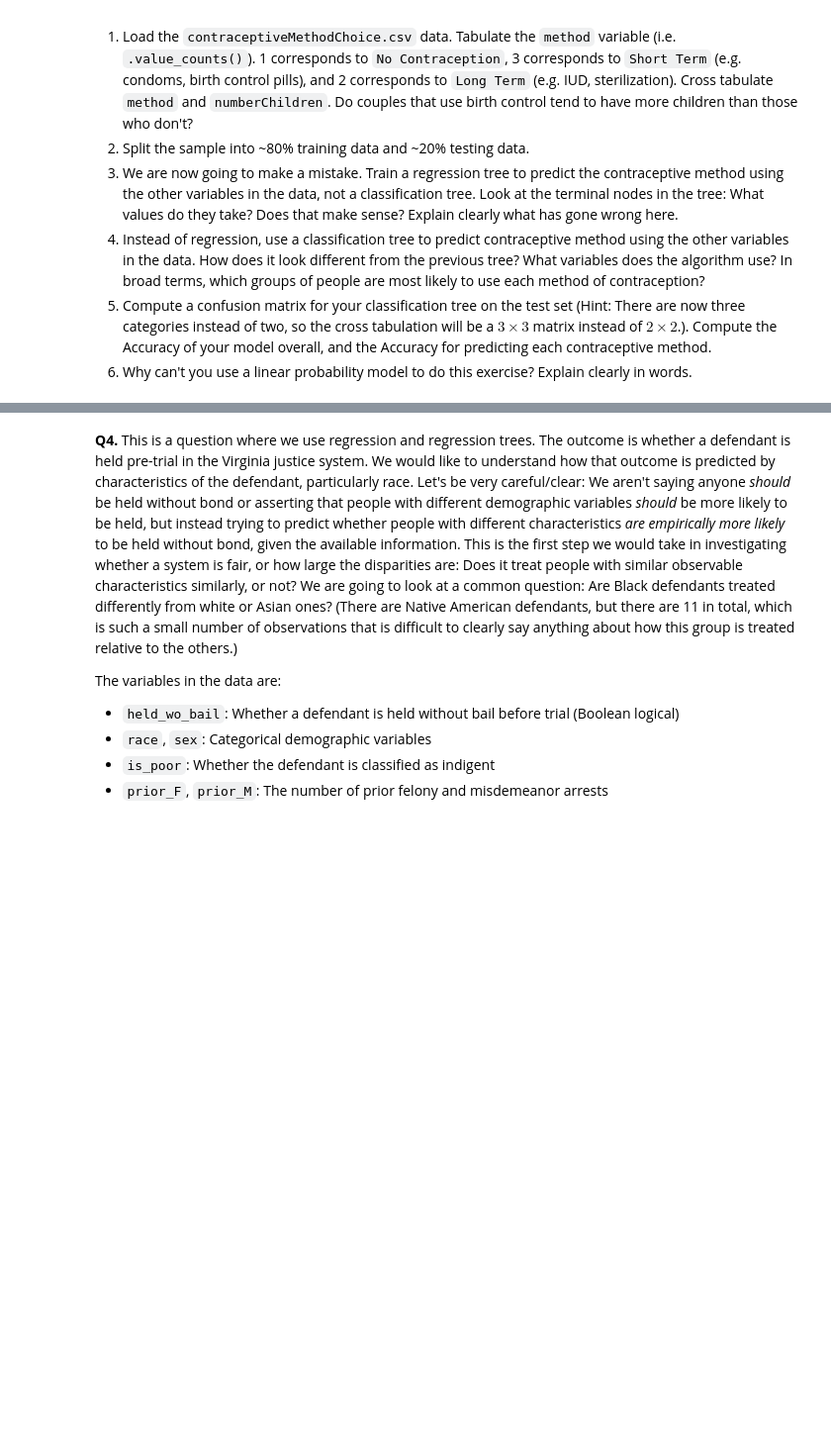
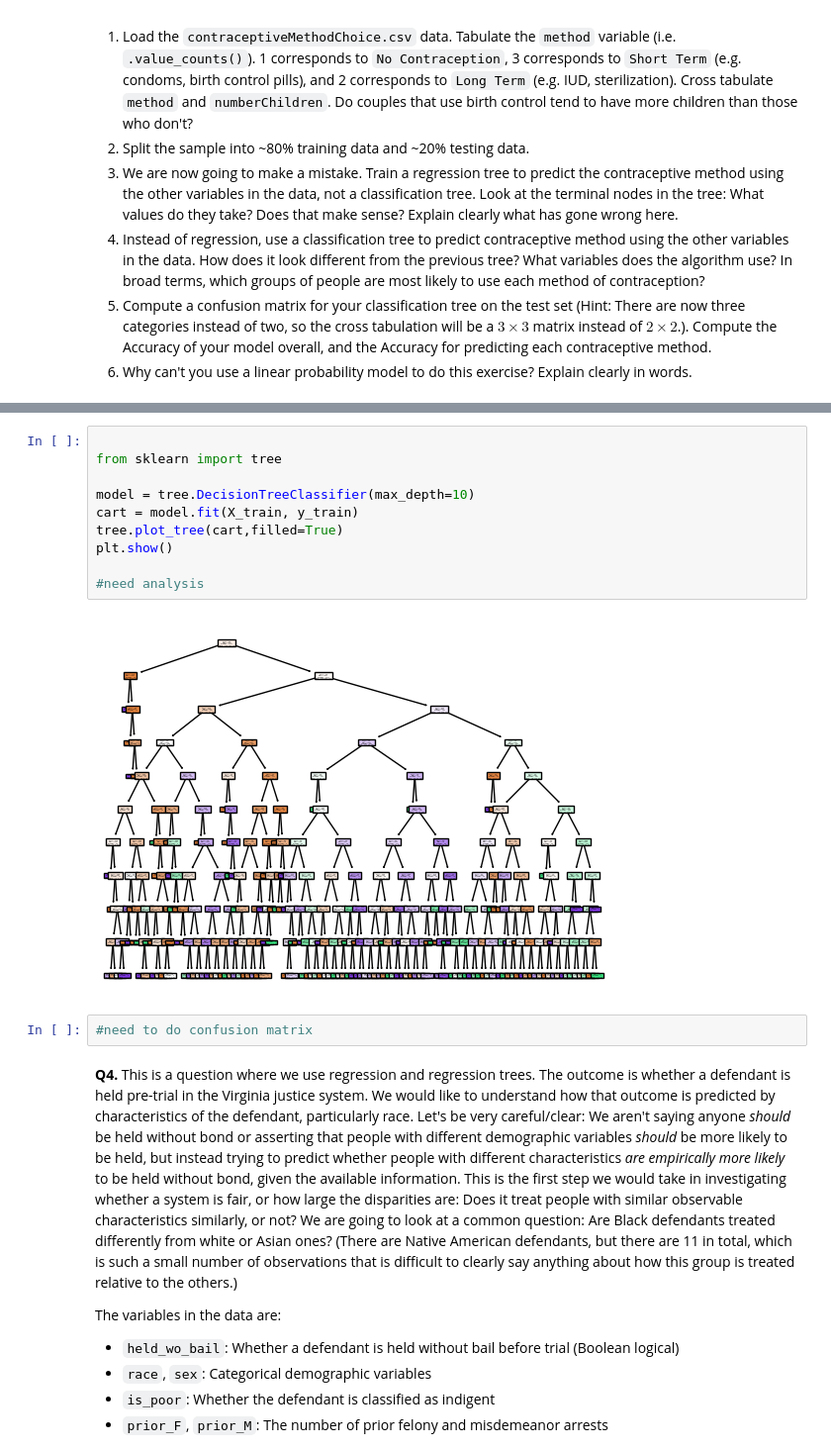
Before and after one commit to ToriStoner/assignment4, a Jupyter notebook: assignment4.ipynb, the cells around one changed output, grey strips where cells are left out. Shown at 99% size. Cells and saved outputs as stored; diff of their text form; blank space fills up the shorter version.

```diff
--- a/assignment4.ipynb
+++ b/assignment4.ipynb
@@ -198,3 +264,17 @@ X.head()
+# %%
+
+from sklearn import tree
+
+model = tree.DecisionTreeClassifier(max_depth=10)
+cart = model.fit(X_train, y_train)
+tree.plot_tree(cart,filled=True)
+plt.show()
+
+#need analysis
+# %% [output]
+[figure, added]
+# %%
+#need to do confusion matrix
 # %% [markdown]
 **Q4.** This is a question where we use regression and regression trees. The outcome is whether a defendant is held pre-trial in the Virginia justice system. We would like to understand how that outcome is predicted by characteristics of the defendant, particularly race. Let's be very careful/clear: We aren't saying anyone *should* be held without bond or asserting that people with different demographic variables *should* be more likely to be held, but instead trying to predict whether people with different characteristics *are empirically more likely* to be held without bond, given the available information. This is the first step we would take in investigating whether a system is fair, or how large the disparities are: Does it treat people with similar observable characteristics similarly, or not? We are going to look at a common question: Are Black defendants treated differently from white or Asian ones? (There are Native American defendants, but there are 11 in total, which is such a small number of observations that is difficult to clearly say anything about how this group is treated relative to the others.)
 
```
Also changed, not shown: parts of 5 cells of this notebook.
